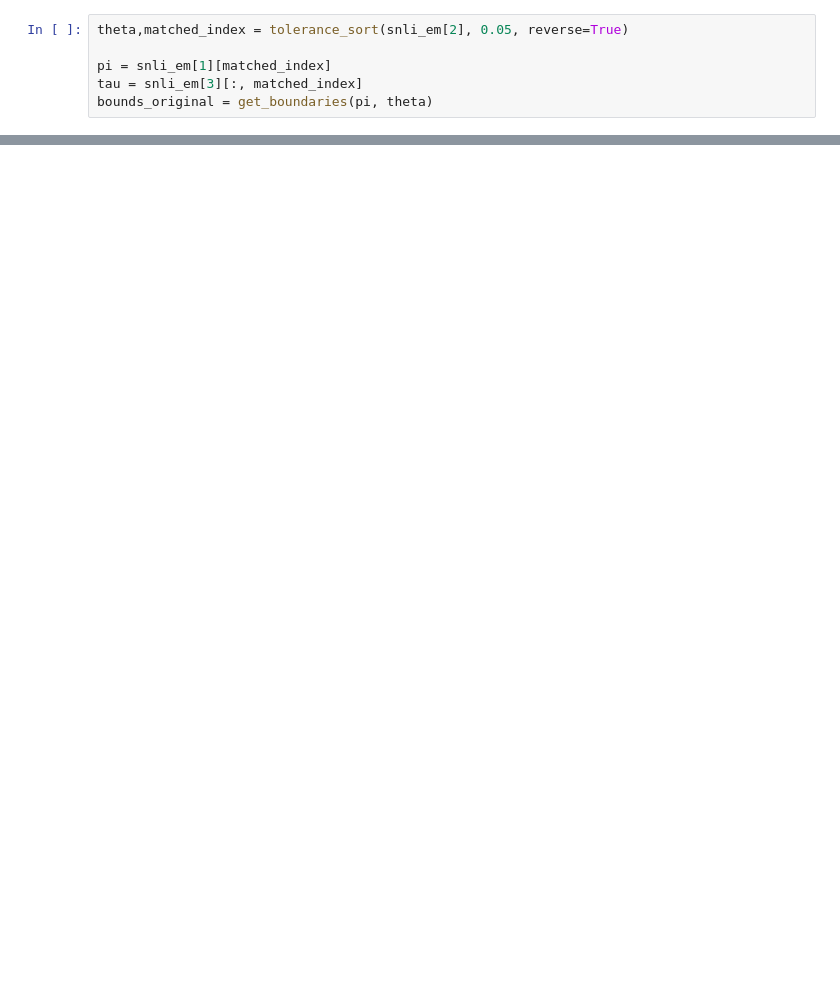
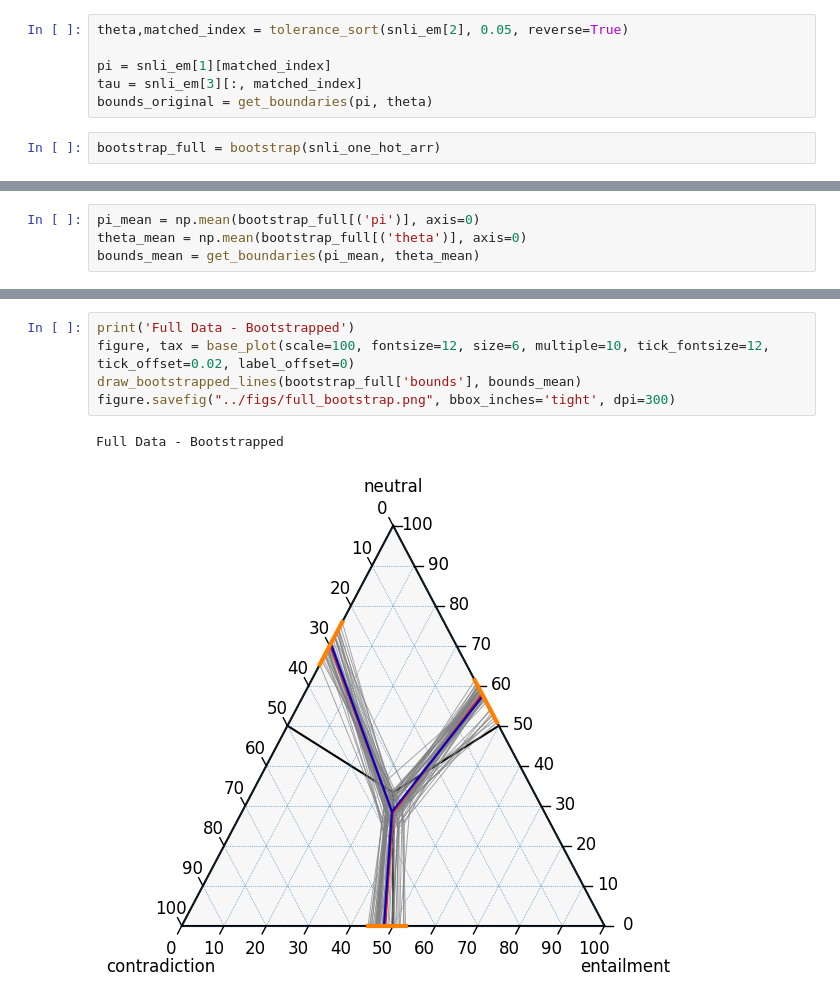
Before and after one commit to corneliagru/label-variation-nli, a Jupyter notebook: notebooks/2_stability_full_data.ipynb, the cells around one changed output, grey strips where cells are left out. Drawn from its saved outputs; the diff is of its cells as text; blank space fills up the shorter version.

Commit message:
add bootstrap functions

```diff
--- a/notebooks/2_stability_full_data.ipynb
+++ b/notebooks/2_stability_full_data.ipynb
@@ -33,3 +35,5 @@ theta,matched_index = tolerance_sort(snli_em[2], 0.05, reverse=True)
 pi = snli_em[1][matched_index]
 tau = snli_em[3][:, matched_index]
 bounds_original = get_boundaries(pi, theta)
+# %%
+bootstrap_full = bootstrap(snli_one_hot_arr)
@@ -35,0 +50,4 @@ bounds_original = get_boundaries(pi, theta)
+# %%
+pi_mean = np.mean(bootstrap_full[('pi')], axis=0)
+theta_mean = np.mean(bootstrap_full[('theta')], axis=0)
+bounds_mean = get_boundaries(pi_mean, theta_mean)
@@ -35,0 +102,8 @@ bounds_original = get_boundaries(pi, theta)
+# %%
+print('Full Data - Bootstrapped')
+figure, tax = base_plot(scale=100, fontsize=12, size=6, multiple=10, tick_fontsize=12, tick_offset=0.02, label_offset=0)
+draw_bootstrapped_lines(bootstrap_full['bounds'], bounds_mean)
+figure.savefig("../figs/full_bootstrap.png", bbox_inches='tight', dpi=300)
+# %% [output]
+Full Data - Bootstrapped
+[figure, added]
```
Also changed, not shown: parts of 5 cells of this notebook, 3 other files.
